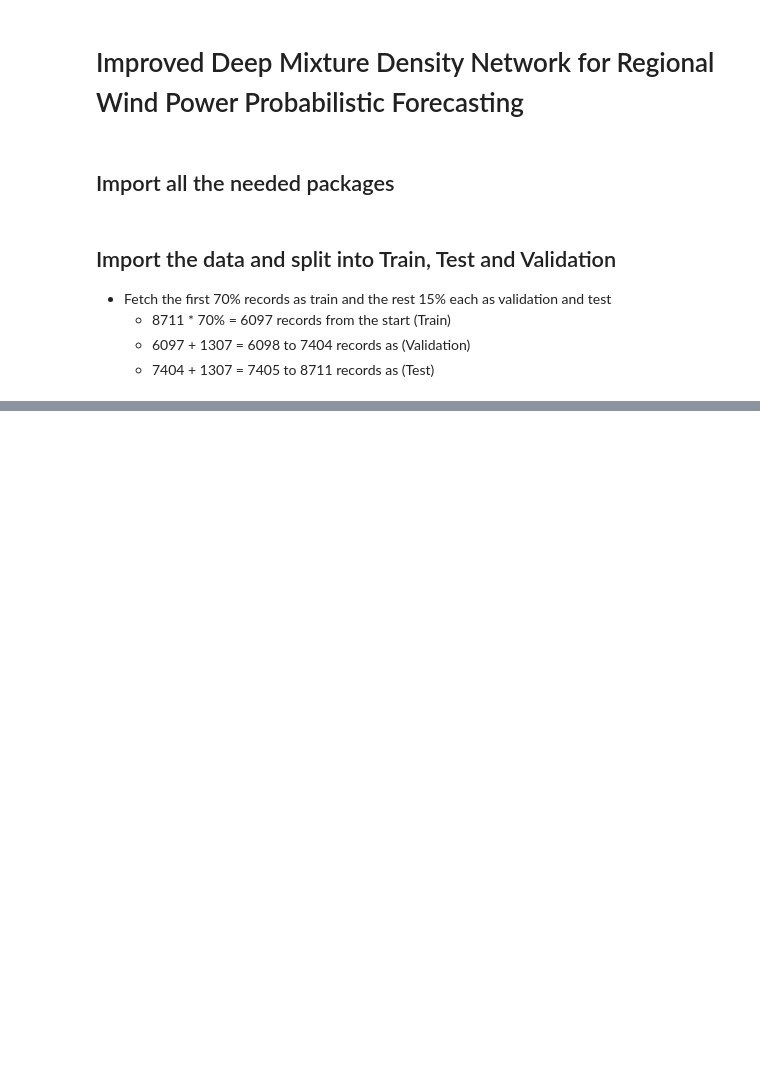
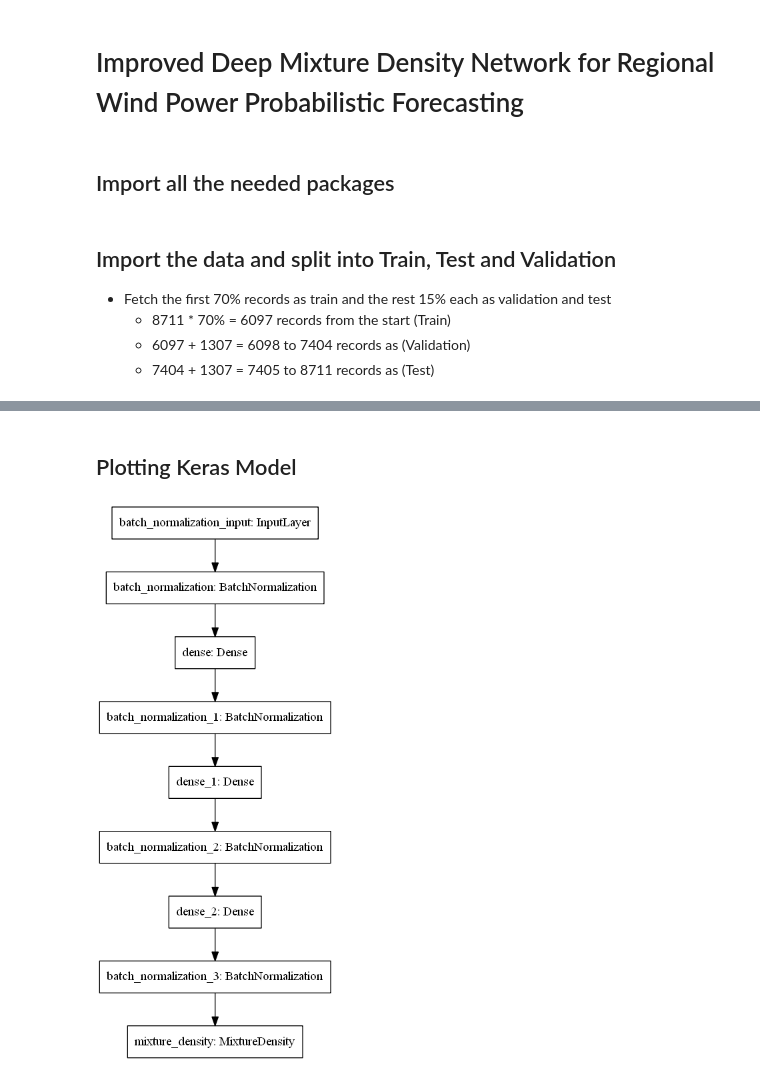
Before and after one commit to DheerajKN/Renewable-Energy-Prediction, a Jupyter notebook: 6. Improved Deep Mixture Density Network.ipynb, the cells around one changed output, grey strips where cells are left out. Drawn from its saved outputs; the diff is of its cells as text; code cells hidden in the pictures; blank space fills up the shorter version.

```diff
--- a/6. Improved Deep Mixture Density Network.ipynb
+++ b/6. Improved Deep Mixture Density Network.ipynb
@@ -55,0 +63,26 @@ y_wind_test = test['DE_wind_generation_actual']
+# %%
+class MixtureDensity(Layer):
+    #Defines custom layer attributes, and state variables that do not depend on input shapes.
+    def __init__(self, kernelDim, numComponents, **kwargs):
+        self.hiddenDim = 24
+        self.kernelDim = kernelDim
+        self.numComponents = numComponents
+        self.outputDim = 1
+        super(MixtureDensity, self).__init__(**kwargs)
+
+    #This method can be used to create weights that depend on the shape of the input
+    #__call__() inside keras will automatically build the layer during invocation by calling this method.
+    def build(self, inputShape):
+        self.inputDim = inputShape[1]
+        self.Wh = K.variable(np.random.normal(scale=0.5,size=(self.inputDim, self.hiddenDim)))
+        self.bh = K.variable(np.random.normal(scale=0.5,size=(self.hiddenDim)))
+        self.Wo = K.variable(np.random.normal(scale=0.5,size=(self.hiddenDim, self.outputDim)))
+        self.bo = K.variable(np.random.normal(scale=0.5,size=(self.outputDim)))
+
+        self._trainable_weights = [self.Wh,self.bh,self.Wo,self.bo]
+
+    #this performs the logic of applying the layer to the input tensors
+    def call(self, x, mask=None):
+        hidden = K.tanh(K.dot(x, self.Wh) + self.bh)
+        output = K.dot(hidden,self.Wo) + self.bo
+        return output
@@ -55,0 +91,11 @@ y_wind_test = test['DE_wind_generation_actual']
+# %%
+model = Sequential()
+model.add(BatchNormalization(input_shape=(3,)))
+model.add(Dense(128))
+model.add(BatchNormalization())
+model.add(Dense(128))
+model.add(BatchNormalization())
+model.add(Dense(128))
+model.add(BatchNormalization())
+model.add(MixtureDensity(-1, 1))
+model.summary()
@@ -55,0 +122,3 @@ y_wind_test = test['DE_wind_generation_actual']
+# %%
+model.compile('adam', 'mse', ['accuracy'])
+history = model.fit(X_solar_train, y_solar_train, epochs=15, validation_data = (X_solar_valid, y_solar_valid))
@@ -55,0 +148,9 @@ y_wind_test = test['DE_wind_generation_actual']
+# %% [markdown]
+## Plotting Keras Model
+# %%
+plot_model(
+    model, to_file='figs/6-model.png', show_shapes=False, show_dtype=False,
+    show_layer_names=True, rankdir='TB', expand_nested=False, dpi=96
+)
+# %% [output]
+[figure, added]
```
Also changed, not shown: parts of 26 cells of this notebook.
